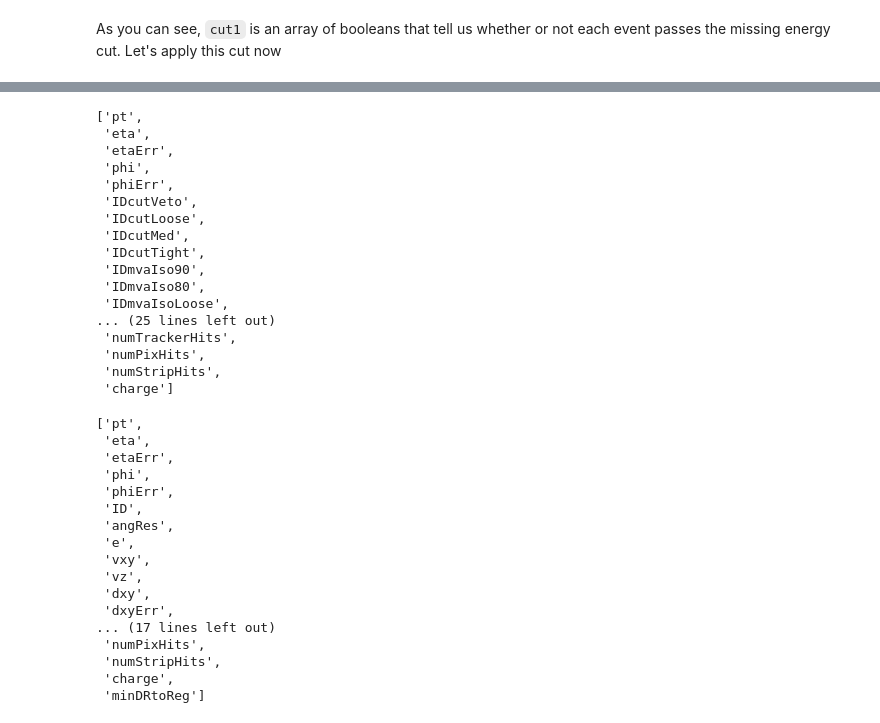
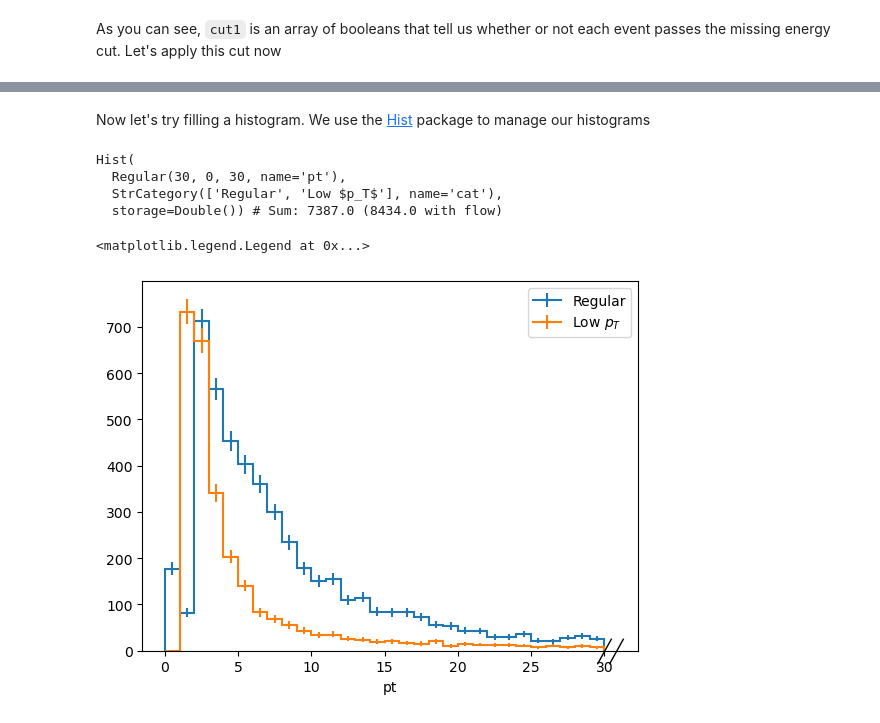
Before and after one commit to liviakong/iDMe, a Jupyter notebook: python_analysis/exampleNotebooks/example_fileIO.ipynb, the cells around one changed output, grey strips where cells are left out. Saved outputs shown, nothing was run; the diff lists cells and outputs as text; code cells hidden in the pictures.

```diff
--- a/python_analysis/exampleNotebooks/example_fileIO.ipynb
+++ b/python_analysis/exampleNotebooks/example_fileIO.ipynb
@@ -201,40 +203,28 @@ After cut : 1060 events
+# %% [markdown]
+Now let's try filling a histogram. We use the [Hist](https://hist.readthedocs.io/en/latest/) package to manage our histograms
 # %%
-events.Electron.fields
+import hist
+h_pt = hist.Hist(
+    hist.axes.Regular(30,0,30,name="pt"), # a "Regular" axis for storing the electron pT
+    hist.axes.StrCategory(['Regular','Low $p_T$'],name="cat") # a "string category" axis for differentiating between low pT and regular electrons
+)
+# now fill the histogram
+h_pt.fill(
+    pt=ak.flatten(events.Electron.pt), # need to "flatten" the jagged array of Electron pT
+    cat="Regular"
+)
+h_pt.fill(
+    pt=ak.flatten(events.LptElectron.pt),
+    cat='Low $p_T$'
+)
 # %% [output]
-['pt',
- 'eta',
- 'etaErr',
- 'phi',
- 'phiErr',
- 'IDcutVeto',
- 'IDcutLoose',
- 'IDcutMed',
- 'IDcutTight',
- 'IDmvaIso90',
- 'IDmvaIso80',
- 'IDmvaIsoLoose',
-... (25 lines left out)
- 'numTrackerHits',
- 'numPixHits',
- 'numStripHits',
- 'charge']
+Hist(
+  Regular(30, 0, 30, name='pt'),
+  StrCategory(['Regular', 'Low $p_T$'], name='cat'),
+  storage=Double()) # Sum: 7387.0 (8434.0 with flow)
-# %%
-events.LptElectron.fields
-# %% [output]
-['pt',
- 'eta',
- 'etaErr',
- 'phi',
- 'phiErr',
- 'ID',
- 'angRes',
- 'e',
- 'vxy',
- 'vz',
- 'dxy',
- 'dxyErr',
-... (17 lines left out)
- 'numPixHits',
- 'numStripHits',
- 'charge',
- 'minDRtoReg']
+# %%
+h_pt.plot1d(overlay='cat')
+plt.legend()
+# %% [output]
+<matplotlib.legend.Legend at 0x...>
+[figure, added]
```
Also changed, not shown: parts of 14 cells of this notebook, 7 other files.
